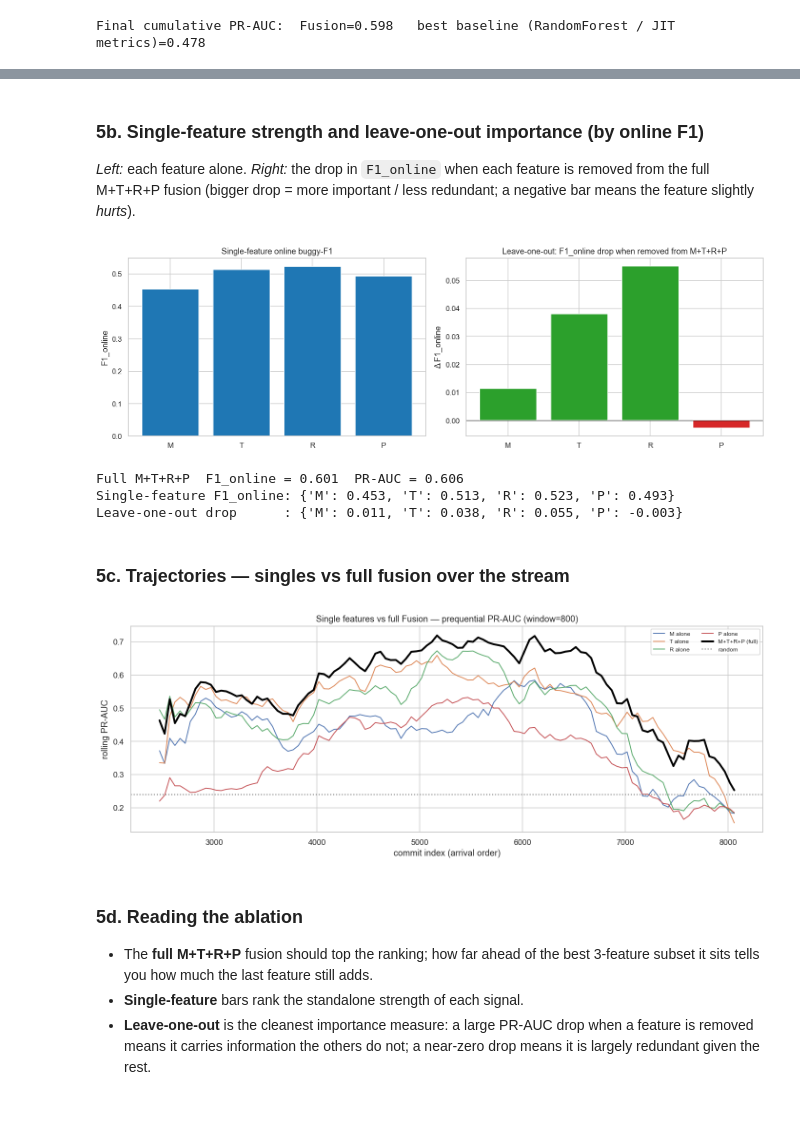
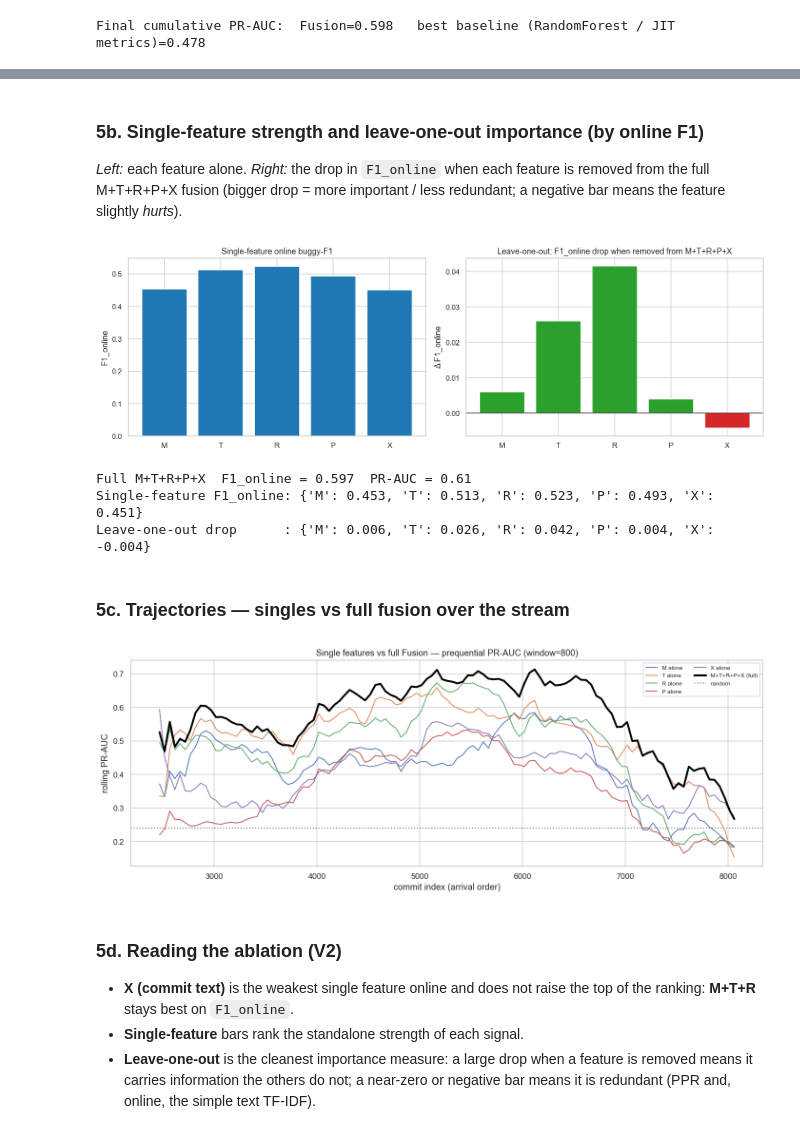
Before and after one commit to Knowledge4Software/KG-Commit, a Jupyter notebook: experiments/notebooks/online_jit_evaluation.ipynb, the cells around one changed output, grey strips where cells are left out. Saved outputs shown, nothing was run; the diff lists cells and outputs as text; code cells hidden in the pictures.

```diff
--- a/experiments/notebooks/online_jit_evaluation.ipynb
+++ b/experiments/notebooks/online_jit_evaluation.ipynb
@@ -130,13 +130,14 @@ PPR are identical regardless of the subset), so the 15 runs are cheap.
 # %%
 import sys; sys.path.insert(0, str(ROOT/'inference'))
 import online_jit as oj
-S = oj.precompute_streams()          # cached -> outputs/online_jit_streams.pkl
-ABL = oj.ablation_all(S)             # all 15 subsets, online prequential
+S = oj.precompute_streams()          # cached -> outputs/online_jit_streams_v2.pkl
+ABL = oj.ablation_all(S)             # all 31 subsets, online prequential
+FULL = '+'.join(oj.FEAT_ABBR[f] for f in oj.FEATURES)   # 'M+T+R+P+X'
 adf = pd.DataFrame([
     dict(combo=k, n_features=v['n'], **{m: v['cum'][m] for m in ['F1_online','F1','PR_AUC','ROC_AUC','MCC']})
     for k,v in ABL.items()
 ]).set_index('combo').sort_values('F1_online', ascending=False)
-print('M=JIT metrics  T=structural TF-IDF  R=relational priors  P=PPR score')
+print('M=JIT metrics  T=structural TF-IDF  R=relational priors  P=PPR score  X=commit text')
 print('(F1_online = buggy-F1 with online-tuned threshold = the operating-point metric)')
 adf.round(3)
 # %% [output]
@@ -181,49 +183,49 @@ plt.tight_layout(); plt.show()
 # %% [markdown]
 ### 5b. Single-feature strength and leave-one-out importance (by online F1)
 *Left:* each feature alone. *Right:* the drop in `F1_online` when each feature is
-removed from the full M+T+R+P fusion (bigger drop = more important / less
+removed from the full M+T+R+P+X fusion (bigger drop = more important / less
 redundant; a negative bar means the feature slightly *hurts*).
 # %%
 MET='F1_online'
 singles = {oj.FEAT_ABBR[f]: ABL[oj.FEAT_ABBR[f]]['cum'] for f in oj.FEATURES}
-full = ABL['M+T+R+P']['cum'][MET]
+full = ABL[FULL]['cum'][MET]
 loo = {}
 for f in oj.FEATURES:
     rest = '+'.join(oj.FEAT_ABBR[g] for g in oj.FEATURES if g!=f)
     loo[oj.FEAT_ABBR[f]] = full - ABL[rest]['cum'][MET]
 fig, ax = plt.subplots(1, 2, figsize=(14, 4.5))
 ax[0].bar(list(singles), [v[MET] for v in singles.values()], color='#1f77b4')
 ax[0].set_title('Single-feature online buggy-F1'); ax[0].set_ylabel('F1_online')
 ax[1].bar(list(loo), list(loo.values()), color=['#2ca02c' if v>=0 else '#d62728' for v in loo.values()])
 ax[1].axhline(0, c='k', lw=0.8)
-ax[1].set_title('Leave-one-out: F1_online drop when removed from M+T+R+P'); ax[1].set_ylabel('Δ F1_online')
+ax[1].set_title(f'Leave-one-out: F1_online drop when removed from {FULL}'); ax[1].set_ylabel('Δ F1_online')
 plt.tight_layout(); plt.show()
-print('Full M+T+R+P  F1_online =', round(full,3), ' PR-AUC =', round(ABL['M+T+R+P']['cum']['PR_AUC'],3))
+print(f'Full {FULL}  F1_online =', round(full,3), ' PR-AUC =', round(ABL[FULL]['cum']['PR_AUC'],3))
 print('Single-feature F1_online:', {k: round(v[MET],3) for k,v in singles.items()})
 print('Leave-one-out drop      :', {k: round(v,3) for k,v in loo.items()})
 # %% [output]
-[figure, old version]
+[figure, new version]
-Full M+T+R+P  F1_online = 0.601  PR-AUC = 0.606
-Single-feature F1_online: {'M': 0.453, 'T': 0.513, 'R': 0.523, 'P': 0.493}
-Leave-one-out drop      : {'M': 0.011, 'T': 0.038, 'R': 0.055, 'P': -0.003}
+Full M+T+R+P+X  F1_online = 0.597  PR-AUC = 0.61
+Single-feature F1_online: {'M': 0.453, 'T': 0.513, 'R': 0.523, 'P': 0.493, 'X': 0.451}
+Leave-one-out drop      : {'M': 0.006, 'T': 0.026, 'R': 0.042, 'P': 0.004, 'X': -0.004}
 # %% [markdown]
 ### 5c. Trajectories — singles vs full fusion over the stream
 # %%
 fig, ax = plt.subplots(figsize=(13,5))
 for f in oj.FEATURES:
     t = ABL[oj.FEAT_ABBR[f]]['traj']; ax.plot(t['idx'], t['PR_AUC'], lw=1.2, label=oj.FEAT_ABBR[f]+' alone')
-t = ABL['M+T+R+P']['traj']; ax.plot(t['idx'], t['PR_AUC'], lw=2.6, color='black', label='M+T+R+P (full)')
+t = ABL[FULL]['traj']; ax.plot(t['idx'], t['PR_AUC'], lw=2.6, color='black', label=FULL+' (full)')
 ax.axhline(S['y'][S['W']:].mean(), ls=':', c='gray', label='random')
 ax.set(xlabel='commit index (arrival order)', ylabel='rolling PR-AUC',
        title='Single features vs full Fusion — prequential PR-AUC (window=800)')
 ax.legend(fontsize=8, ncol=2); plt.tight_layout(); plt.show()
 # %% [output]
-[figure, old version]
+[figure, new version]
 # %% [markdown]
-### 5d. Reading the ablation
-- The **full M+T+R+P** fusion should top the ranking; how far ahead of the best
-  3-feature subset it sits tells you how much the last feature still adds.
+### 5d. Reading the ablation (V2)
+- **X (commit text)** is the weakest single feature online and does not raise the
+  top of the ranking: **M+T+R** stays best on `F1_online`.
 - **Single-feature** bars rank the standalone strength of each signal.
-- **Leave-one-out** is the cleanest importance measure: a large PR-AUC drop when
-  a feature is removed means it carries information the others do not; a near-zero
-  drop means it is largely redundant given the rest.
+- **Leave-one-out** is the cleanest importance measure: a large drop when a
+  feature is removed means it carries information the others do not; a near-zero
+  or negative bar means it is redundant (PPR and, online, the simple text TF-IDF).
```
Also changed, not shown: parts of 7 cells of this notebook, 18 other files.
